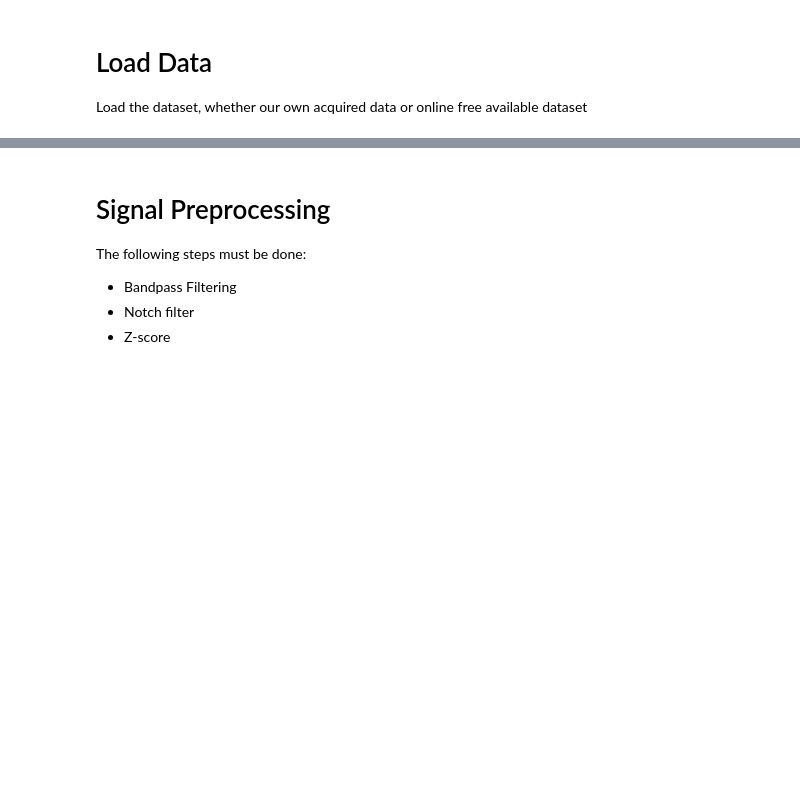
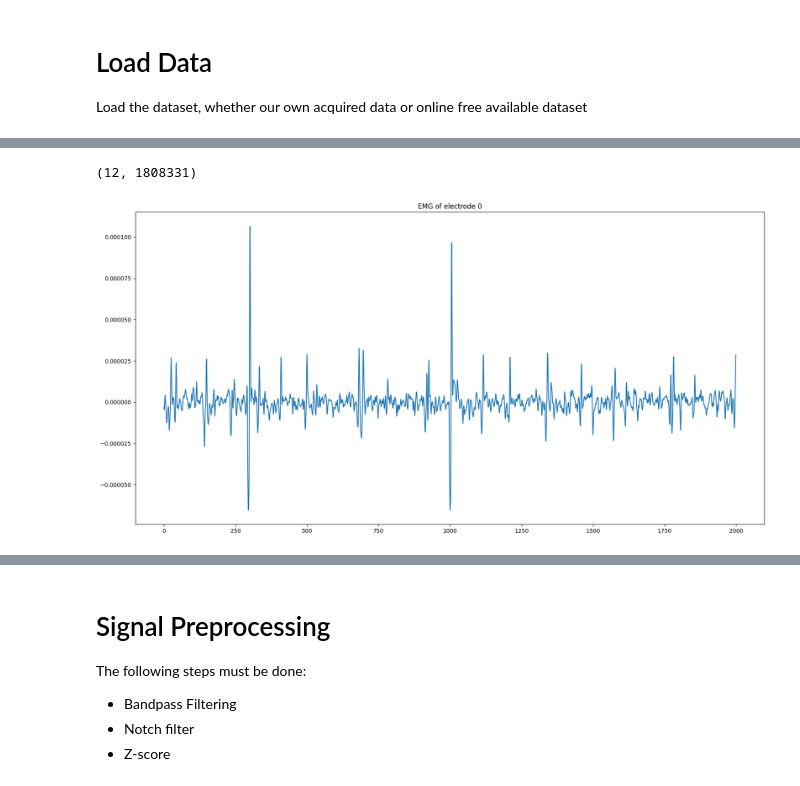
Before and after one commit to MOH-Shafizadegan/Hand_Gesture_Classification, a Jupyter notebook: Code/BME_Proj.ipynb, the cells around one changed output, grey strips where cells are left out. Cells and saved outputs as stored; diff of their text form; code cells hidden in the pictures; blank space fills up the shorter version.

```diff
--- a/Code/BME_Proj.ipynb
+++ b/Code/BME_Proj.ipynb
@@ -23,3 +25,5 @@ import matplotlib.pyplot as plt
 # Load Data
 
 Load the dataset, whether our own acquired data or online free available dataset
+# %%
+data = scipy.io.loadmat('../Data/DB2_s1/S1_E1_A1.mat')
@@ -25,0 +86,17 @@ Load the dataset, whether our own acquired data or online free available dataset
+# %%
+emg_data = np.array(data['emg']).transpose()
+stimulus = data['stimulus']
+# %%
+emg_data.shape
+# %% [output]
+(12, 1808331)
+# %%
+idx = 0
+fs = 2000
+
+plt.figure(figsize=(20,10))
+plt.plot(emg_data[idx, 0:fs])
+plt.title(f"EMG of electrode {idx}")
+plt.show()
+# %% [output]
+[figure, added]
```
Also changed, not shown: parts of 19 cells of this notebook.
